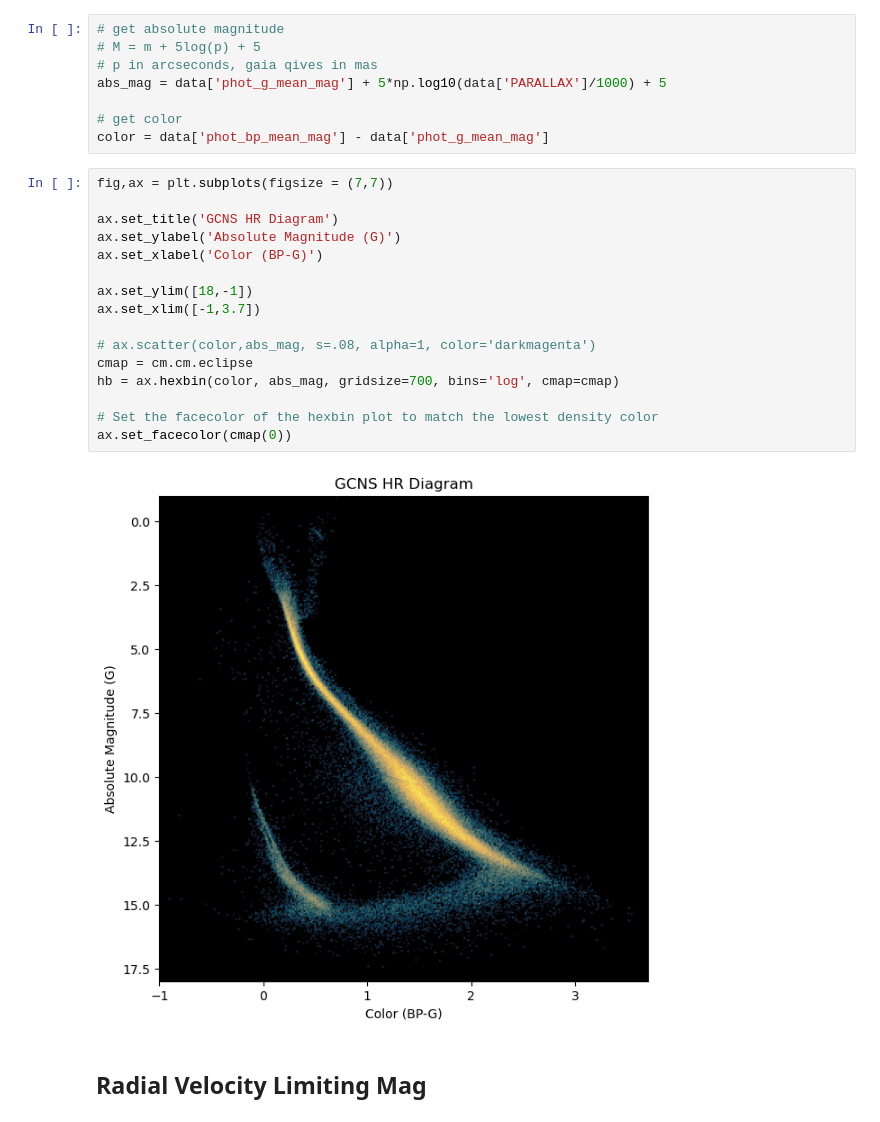
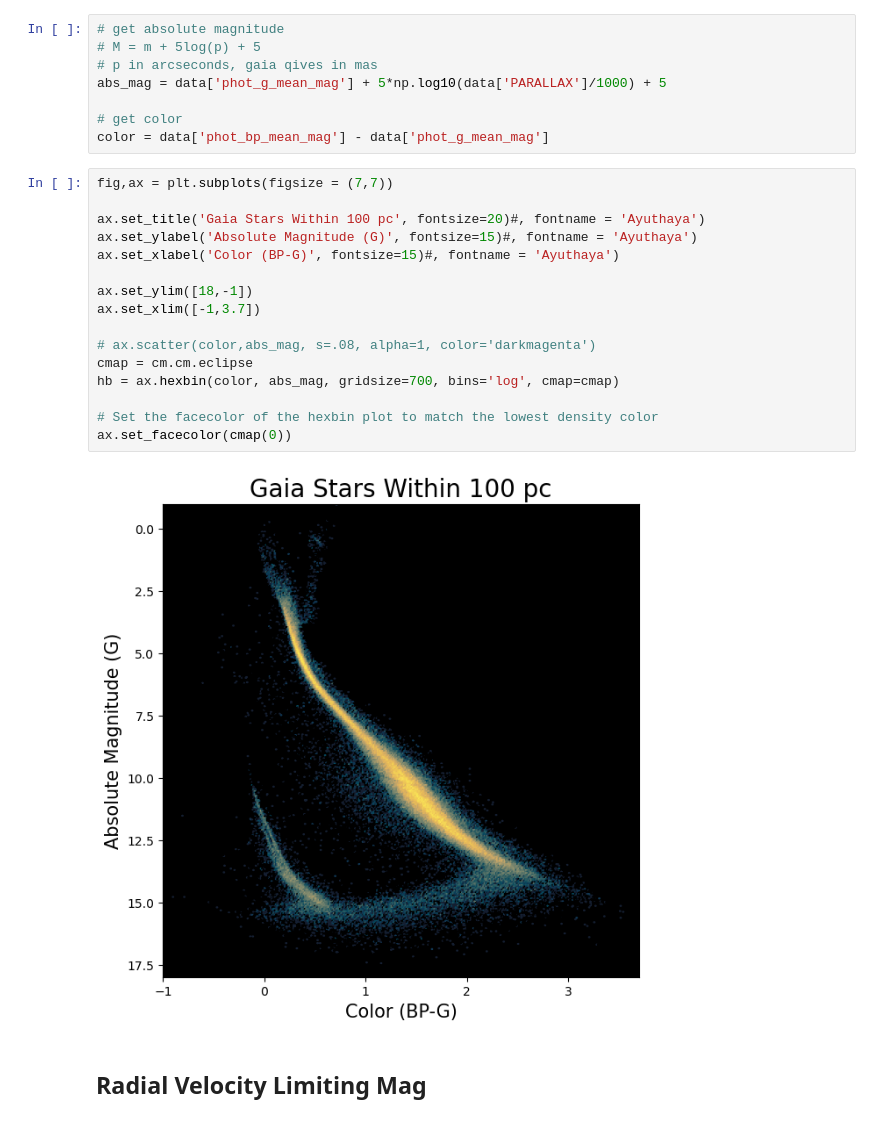
Before and after one commit to AutumnPearce/ISObooks, a Jupyter notebook: star_catalogs/gcns/gcns_analysis_DR3.ipynb, the cells around one changed output. Cells and saved outputs as stored; diff of their text form.

Commit message:
create visualizations

```diff
--- a/star_catalogs/gcns/gcns_analysis_DR3.ipynb
+++ b/star_catalogs/gcns/gcns_analysis_DR3.ipynb
@@ -33,21 +33,21 @@ color = data['phot_bp_mean_mag'] - data['phot_g_mean_mag']
 # %%
 fig,ax = plt.subplots(figsize = (7,7))
 
-ax.set_title('GCNS HR Diagram')
-ax.set_ylabel('Absolute Magnitude (G)')
-ax.set_xlabel('Color (BP-G)')
+ax.set_title('Gaia Stars Within 100 pc', fontsize=20)#, fontname = 'Ayuthaya')
+ax.set_ylabel('Absolute Magnitude (G)', fontsize=15)#, fontname = 'Ayuthaya')
+ax.set_xlabel('Color (BP-G)', fontsize=15)#, fontname = 'Ayuthaya')
 
 ax.set_ylim([18,-1])
 ax.set_xlim([-1,3.7])
 
 # ax.scatter(color,abs_mag, s=.08, alpha=1, color='darkmagenta')
 cmap = cm.cm.eclipse
 hb = ax.hexbin(color, abs_mag, gridsize=700, bins='log', cmap=cmap)
 
 # Set the facecolor of the hexbin plot to match the lowest density color
 ax.set_facecolor(cmap(0))
 # %% [output]
-[figure, old version]
+[figure, new version]
 # %% [markdown]
 ## Radial Velocity Limiting Mag
 # %%
```
Also changed, not shown: 1 other file.
